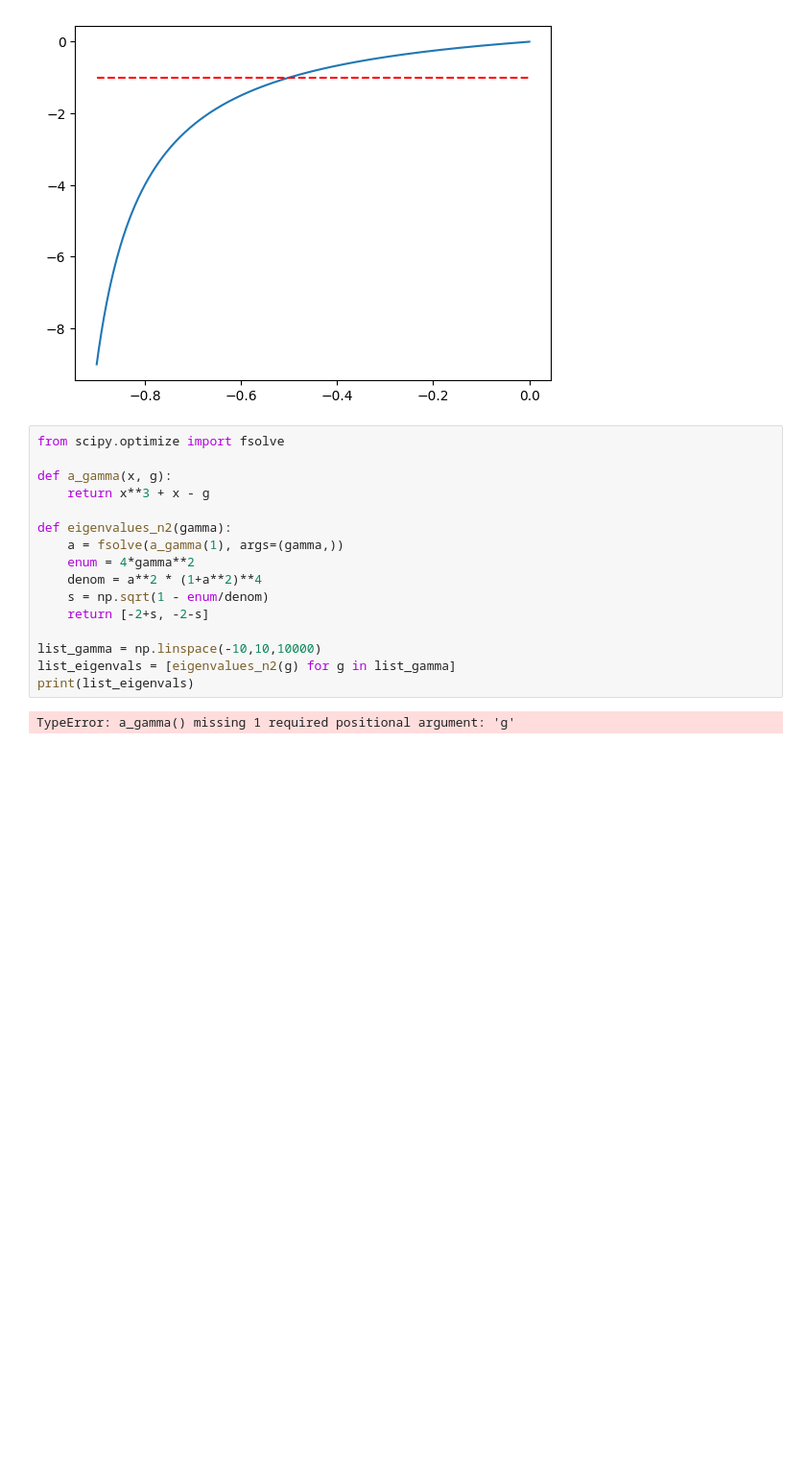
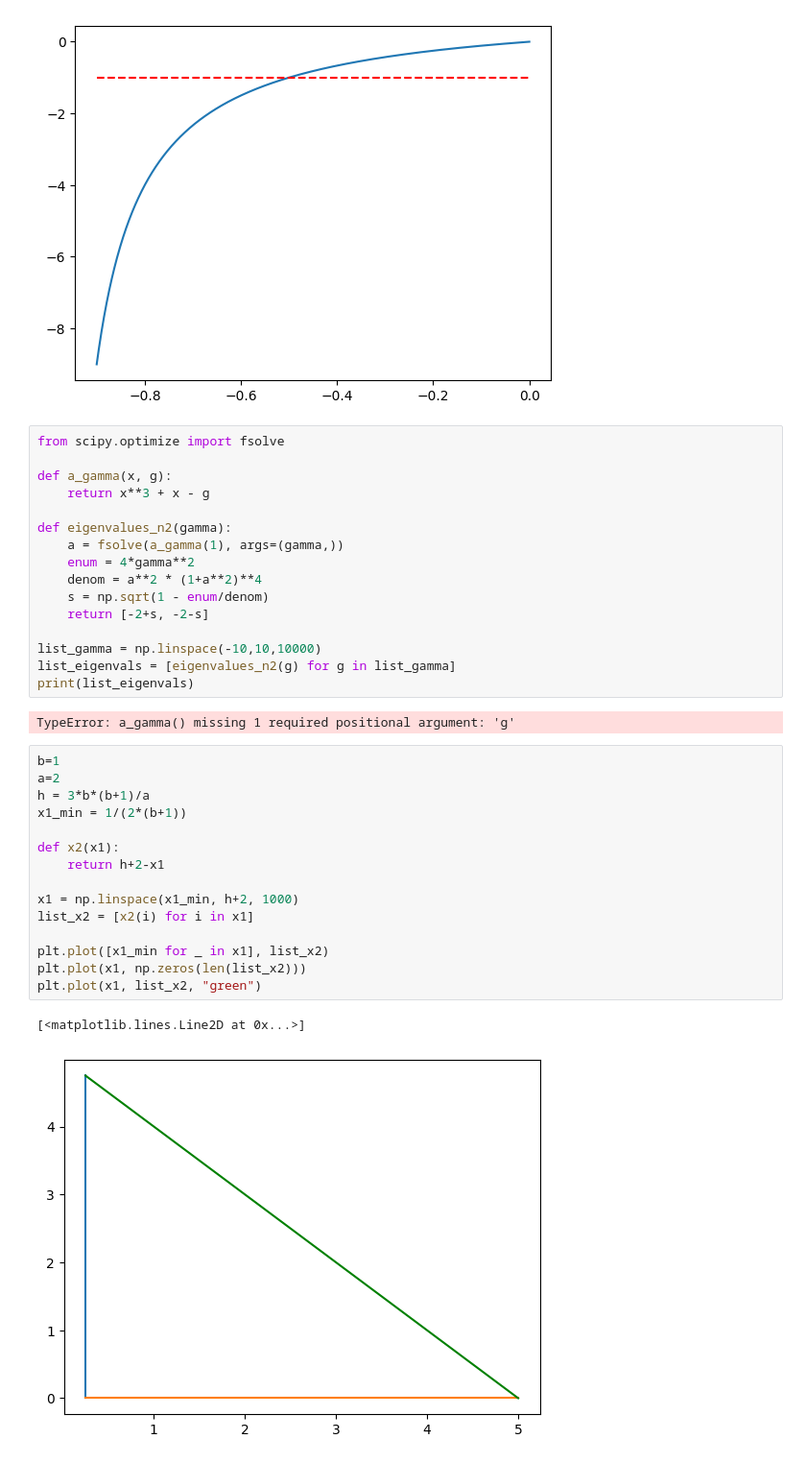
Before and after one commit to corinnawegner/Physics_of_complex_systems, a Jupyter notebook: Assignment 4/Assignment 4.ipynb, the cells around one changed output. Shown at 96% size. Cells and saved outputs as stored; diff of their text form; blank space fills up the shorter version.

Commit message:
plot 4

```diff
--- a/Assignment 4/Assignment 4.ipynb
+++ b/Assignment 4/Assignment 4.ipynb
@@ -32,3 +32,21 @@ list_eigenvals = [eigenvalues_n2(g) for g in list_gamma]
 print(list_eigenvals)
 # %% [output]
 TypeError: a_gamma() missing 1 required positional argument: 'g'
+# %%
+b=1
+a=2
+h = 3*b*(b+1)/a
+x1_min = 1/(2*(b+1))
+
+def x2(x1):
+    return h+2-x1
+
+x1 = np.linspace(x1_min, h+2, 1000)
+list_x2 = [x2(i) for i in x1]
+
+plt.plot([x1_min for _ in x1], list_x2)
+plt.plot(x1, np.zeros(len(list_x2)))
+plt.plot(x1, list_x2, "green")
+# %% [output]
+[<matplotlib.lines.Line2D at 0x...>]
+[figure, added]
```
